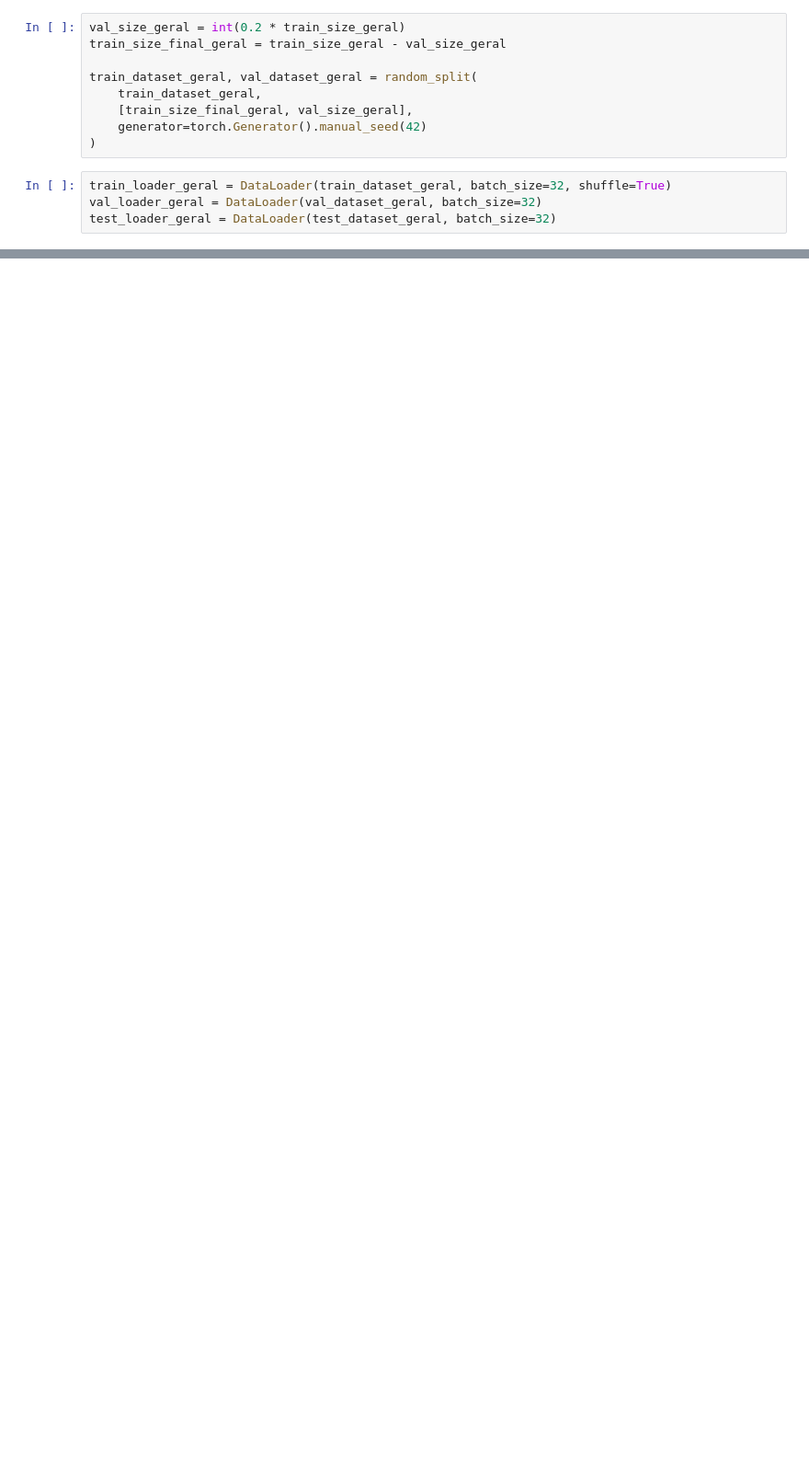
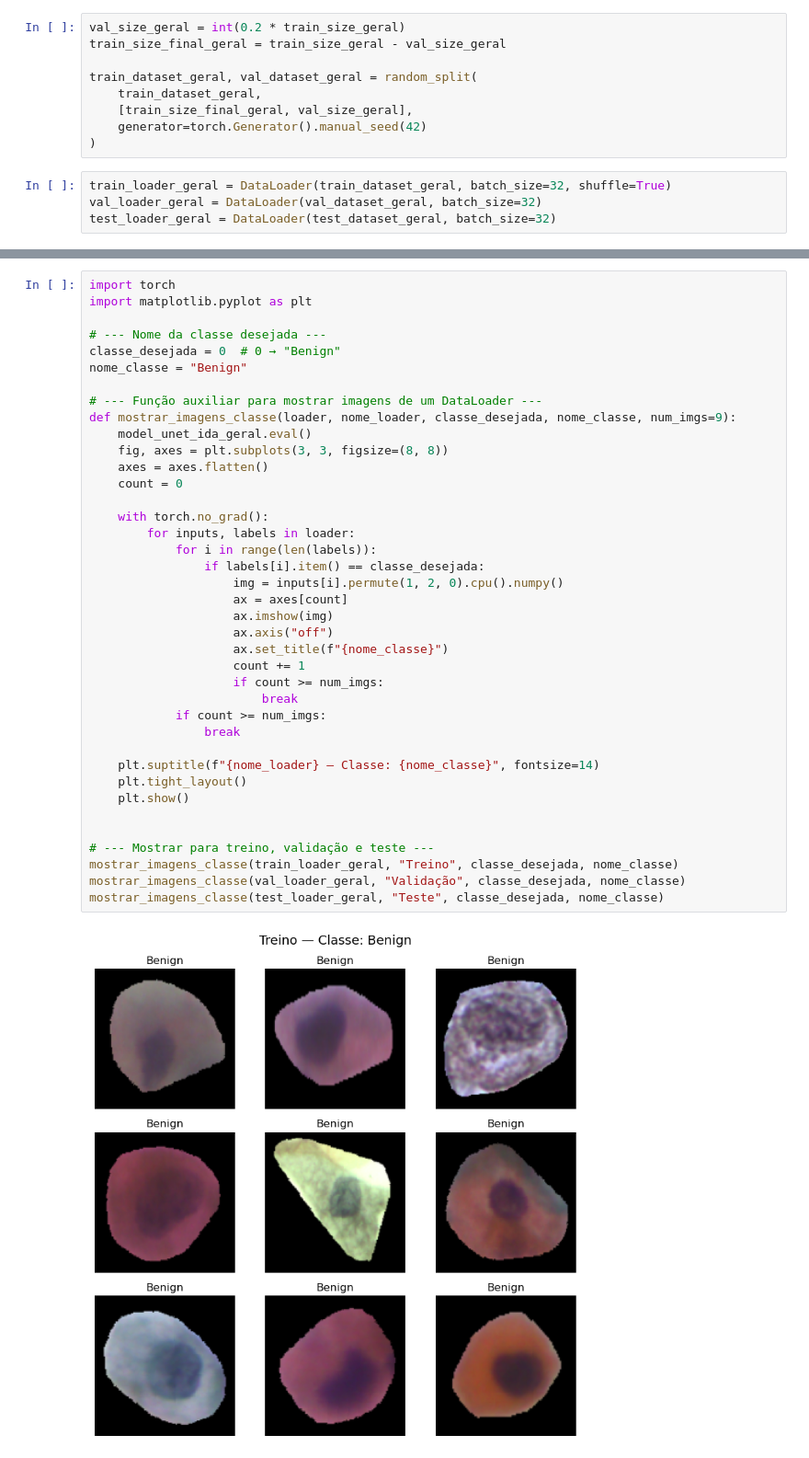
Before and after one commit to Igor-Roberto-Alves/Cervical_, a Jupyter notebook: cancer.ipynb, the cells around one changed output, grey strips where cells are left out. Shown at 92% size. Drawn from its saved outputs; the diff is of its cells as text; blank space fills up the shorter version.

```diff
--- a/cancer.ipynb
+++ b/cancer.ipynb
@@ -634,0 +863,41 @@ LOCAL_RANK: 0 - CUDA_VISIBLE_DEVICES: [0]
+# %%
+import torch
+import matplotlib.pyplot as plt
+
+# --- Nome da classe desejada ---
+classe_desejada = 0  # 0 → "Benign"
+nome_classe = "Benign"
+
+# --- Função auxiliar para mostrar imagens de um DataLoader ---
+def mostrar_imagens_classe(loader, nome_loader, classe_desejada, nome_classe, num_imgs=9):
+    model_unet_ida_geral.eval()
+    fig, axes = plt.subplots(3, 3, figsize=(8, 8))
+    axes = axes.flatten()
+    count = 0
+
+    with torch.no_grad():
+        for inputs, labels in loader:
+            for i in range(len(labels)):
+                if labels[i].item() == classe_desejada:
+                    img = inputs[i].permute(1, 2, 0).cpu().numpy()
+                    ax = axes[count]
+                    ax.imshow(img)
+                    ax.axis("off")
+                    ax.set_title(f"{nome_classe}")
+                    count += 1
+                    if count >= num_imgs:
+                        break
+            if count >= num_imgs:
+                break
+
+    plt.suptitle(f"{nome_loader} — Classe: {nome_classe}", fontsize=14)
+    plt.tight_layout()
+    plt.show()
+
+
+# --- Mostrar para treino, validação e teste ---
+mostrar_imagens_classe(train_loader_geral, "Treino", classe_desejada, nome_classe)
+mostrar_imagens_classe(val_loader_geral, "Validação", classe_desejada, nome_classe)
+mostrar_imagens_classe(test_loader_geral, "Teste", classe_desejada, nome_classe)
+# %% [output]
+[figure, added]
```
Also changed, not shown: parts of 26 cells of this notebook, 13 other files.
